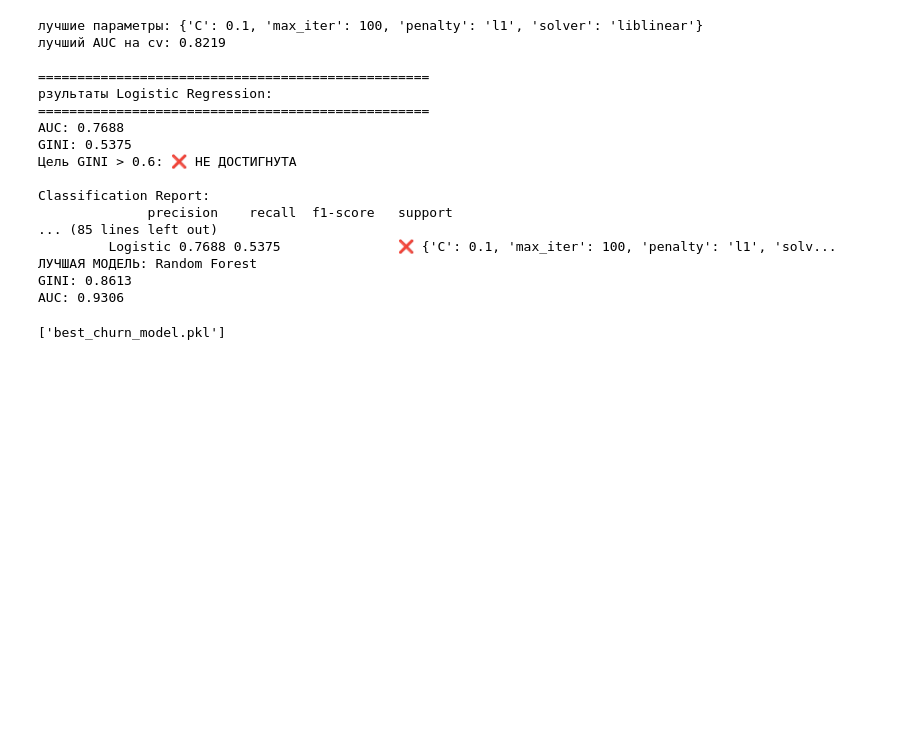
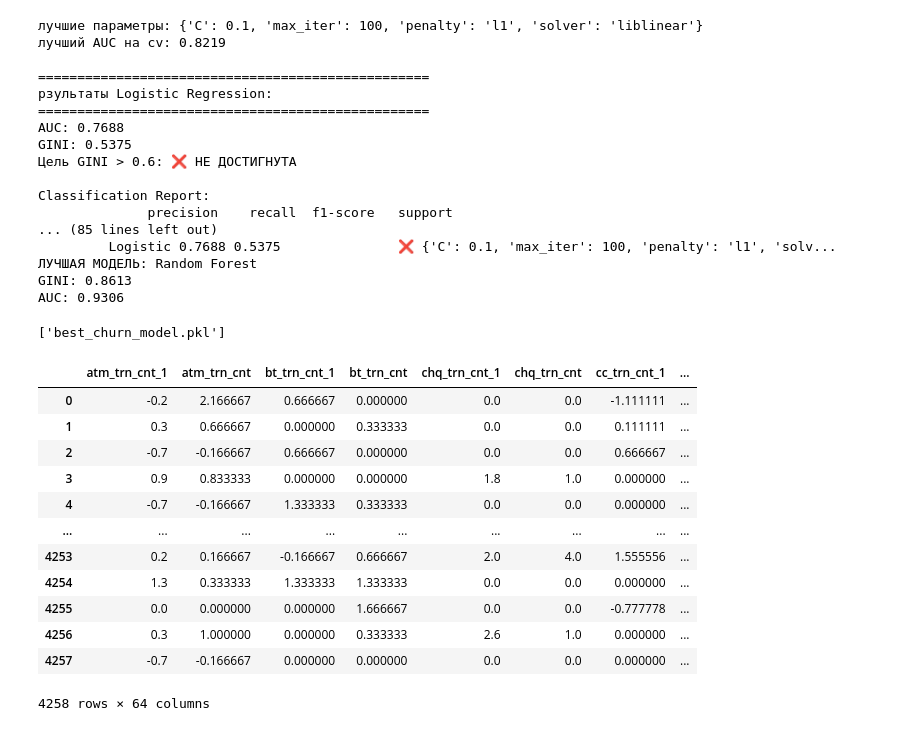
Before and after one commit to 1vrk/Practice_ML, a Jupyter notebook: pythonProject4/testovoye_2.ipynb, the cells around one changed output. Cells and saved outputs as stored; diff of their text form; code cells hidden in the pictures; blank space fills up the shorter version.

```diff
--- a/pythonProject4/testovoye_2.ipynb
+++ b/pythonProject4/testovoye_2.ipynb
@@ -628,3 +628,19 @@ Classification Report:
 GINI: 0.8613
 AUC: 0.9306
 ['best_churn_model.pkl']
+# %%
+df_processed
+# %% [output]
+|  | atm_trn_cnt_1 | atm_trn_cnt | bt_trn_cnt_1 | bt_trn_cnt | chq_trn_cnt_1 | chq_trn_cnt | cc_trn_cnt_1 | ... |
+| 0 | -0.2 | 2.166667 | 0.666667 | 0.000000 | 0.0 | 0.0 | -1.111111 | ... |
+| 1 | 0.3 | 0.666667 | 0.000000 | 0.333333 | 0.0 | 0.0 | 0.111111 | ... |
+| 2 | -0.7 | -0.166667 | 0.666667 | 0.000000 | 0.0 | 0.0 | 0.666667 | ... |
+| 3 | 0.9 | 0.833333 | 0.000000 | 0.000000 | 1.8 | 1.0 | 0.000000 | ... |
+| 4 | -0.7 | -0.166667 | 1.333333 | 0.333333 | 0.0 | 0.0 | 0.000000 | ... |
+| ... | ... | ... | ... | ... | ... | ... | ... | ... |
+| 4253 | 0.2 | 0.166667 | -0.166667 | 0.666667 | 2.0 | 4.0 | 1.555556 | ... |
+| 4254 | 1.3 | 0.333333 | 1.333333 | 1.333333 | 0.0 | 0.0 | 0.000000 | ... |
+| 4255 | 0.0 | 0.000000 | 0.000000 | 1.666667 | 0.0 | 0.0 | -0.777778 | ... |
+| 4256 | 0.3 | 1.000000 | 0.000000 | 0.333333 | 2.6 | 1.0 | 0.000000 | ... |
+| 4257 | -0.7 | -0.166667 | 0.000000 | 0.000000 | 0.0 | 0.0 | 0.000000 | ... |
+4258 rows × 64 columns
```
Also changed, not shown: parts of 1 cell of this notebook, 2 other files.
